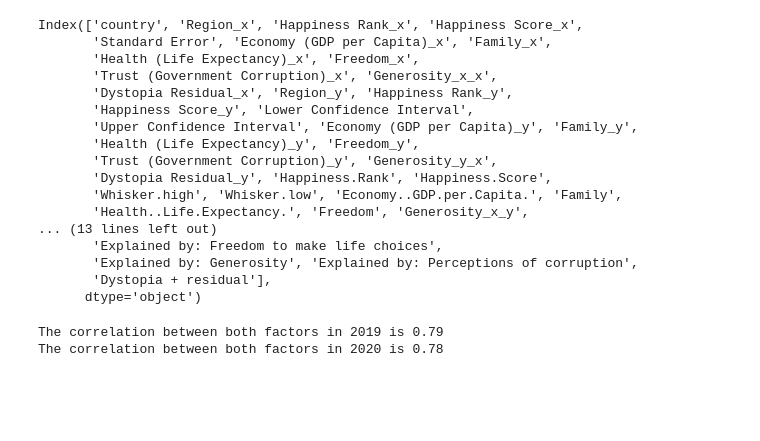
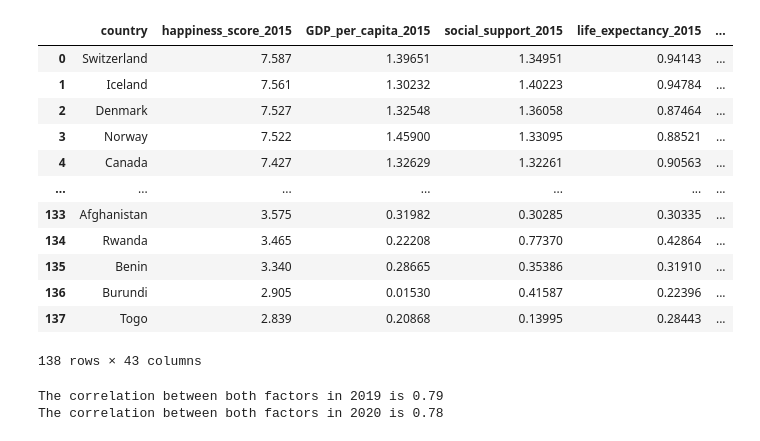
Before and after one commit to josiedeleon/Team9--Project1, a Jupyter notebook: Project 1 Happiness.ipynb, the cells around one changed output. Drawn from its saved outputs; the diff is of its cells as text; code cells hidden in the pictures; blank space fills up the shorter version.

Commit message:
clean csv worked for dataframe

```diff
--- a/Project 1 Happiness.ipynb
+++ b/Project 1 Happiness.ipynb
@@ -9,63 +9,45 @@ from config import api_key
 import time
 # %%
 #2015 Happiness dataframe
-Happy_df_2015 = pd.read_csv("Resources/2015.csv")
-Happy_df_2015 = Happy_df_2015.rename(columns={"Country" : "country"})
-Happy_df_2015 = Happy_df_2015.rename(columns ={"Ladder score" : "Score", "Explained by: Log GDP per capita": "GDP per capita", "Trust": })
-Happy_df_2015 = Happy_df_2015.drop(columns["Standard Error"])
+Happy_df_2015 = pd.read_csv("Resources/2015_Clean.csv")
 
 #2016 Happiness dataframe
-Happy_df_2016 = pd.read_csv("Resources/2016.csv")
-Happy_df_2016 = Happy_df_2016.rename(columns={"Country" : "country"})
-Happy_df_2016 = Happy_df_2016.rename(columns ={"Ladder score" : "Score", "Explained by: Log GDP per capita": "GDP per capita"})
-Happy_df_2016 = Happy_df_2016.drop(columns["Lower Confidence Interval","Upper Confidence Interval"])
+Happy_df_2016 = pd.read_csv("Resources/2016_Clean.csv")
 
 #2017 Happiness dataframe
-Happy_df_2017 = pd.read_csv("Resources/2017.csv")
-Happy_df_2017 = Happy_df_2017.rename(columns={"Country" : "country"})
-Happy_df_2017 = Happy_df_2017.rename(columns ={"Ladder score" : "Score", "Explained by: Log GDP per capita": "GDP per capita"})
+Happy_df_2017 = pd.read_csv("Resources/2017_Clean.csv")
 
 #2018 Happiness dataframe
-Happy_df_2018 = pd.read_csv("Resources/2018.csv")
-Happy_df_2018 = Happy_df_2018.rename(columns={"Country or region" : "country"})
+Happy_df_2018 = pd.read_csv("Resources/2018_Clean.csv")
 
 #2019 Happiness dataframe
-Happy_df_2019 = pd.read_csv("Resources/2019.csv")
-Happy_df_2019 = Happy_df_2019.rename(columns={"Country or region" : "country"})
+Happy_df_2019 = pd.read_csv("Resources/2019_Clean.csv")
 
 #2020 Happiness dataframe
-Happy_df_2020 = pd.read_csv("Resources/2020.csv")
-Happy_df_2020 = Happy_df_2020.rename(columns={"Country name" : "country"})
-Happy_df_2020 = Happy_df_2020.rename(columns ={"Ladder score" : "Score", "Explained by: Log GDP per capita": "GDP per capita"})
-Happy_df_2020
-
+Happy_df_2020 = pd.read_csv("Resources/2020_Clean.csv")
 
 #Merging all data sets together
 Merge1516_df = pd.merge(Happy_df_2015,Happy_df_2016, on ="country")
 Merge1718_df = pd.merge(Happy_df_2017,Happy_df_2018, on ="country")
 Merge1920_df = pd.merge(Happy_df_2019,Happy_df_2020, on ="country")
 Merge1518_df = pd.merge(Merge1516_df,Merge1718_df, on ="country")
 Merge_df = pd.merge(Merge1518_df,Merge1920_df, on ="country")
 
-Merge_df.columns
+Merge_df
 # %% [output]
+|  | country | happiness_score_2015 | GDP_per_capita_2015 | social_support_2015 | life_expectancy_2015 | ... |
+| 0 | Switzerland | 7.587 | 1.39651 | 1.34951 | 0.94143 | ... |
+| 1 | Iceland | 7.561 | 1.30232 | 1.40223 | 0.94784 | ... |
+| 2 | Denmark | 7.527 | 1.32548 | 1.36058 | 0.87464 | ... |
+| 3 | Norway | 7.522 | 1.45900 | 1.33095 | 0.88521 | ... |
+| 4 | Canada | 7.427 | 1.32629 | 1.32261 | 0.90563 | ... |
+| ... | ... | ... | ... | ... | ... | ... |
+| 133 | Afghanistan | 3.575 | 0.31982 | 0.30285 | 0.30335 | ... |
+| 134 | Rwanda | 3.465 | 0.22208 | 0.77370 | 0.42864 | ... |
+| 135 | Benin | 3.340 | 0.28665 | 0.35386 | 0.31910 | ... |
+| 136 | Burundi | 2.905 | 0.01530 | 0.41587 | 0.22396 | ... |
+| 137 | Togo | 2.839 | 0.20868 | 0.13995 | 0.28443 | ... |
-Index(['country', 'Region_x', 'Happiness Rank_x', 'Happiness Score_x',
-       'Standard Error', 'Economy (GDP per Capita)_x', 'Family_x',
-       'Health (Life Expectancy)_x', 'Freedom_x',
-       'Trust (Government Corruption)_x', 'Generosity_x_x',
-       'Dystopia Residual_x', 'Region_y', 'Happiness Rank_y',
-       'Happiness Score_y', 'Lower Confidence Interval',
-       'Upper Confidence Interval', 'Economy (GDP per Capita)_y', 'Family_y',
-       'Health (Life Expectancy)_y', 'Freedom_y',
-       'Trust (Government Corruption)_y', 'Generosity_y_x',
-       'Dystopia Residual_y', 'Happiness.Rank', 'Happiness.Score',
-       'Whisker.high', 'Whisker.low', 'Economy..GDP.per.Capita.', 'Family',
-       'Health..Life.Expectancy.', 'Freedom', 'Generosity_x_y',
-... (13 lines left out)
-       'Explained by: Freedom to make life choices',
-       'Explained by: Generosity', 'Explained by: Perceptions of corruption',
-       'Dystopia + residual'],
-      dtype='object')
+138 rows × 43 columns
 # %%
 #Scatter graph Happiness versus GDP and get correlation for 2019
 x_axis = Merge_df["Score"]
```
